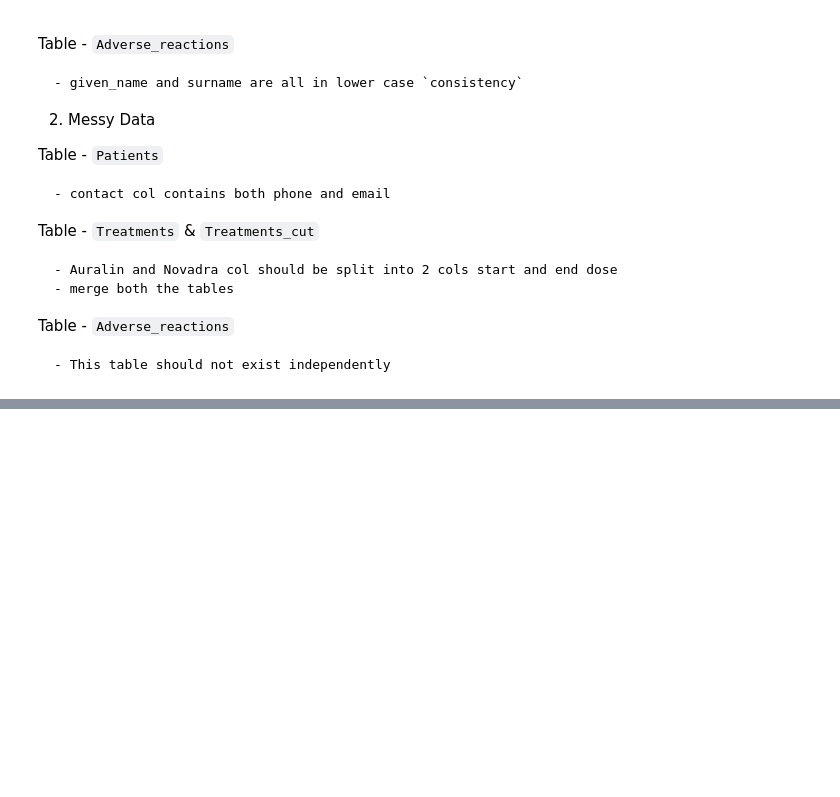
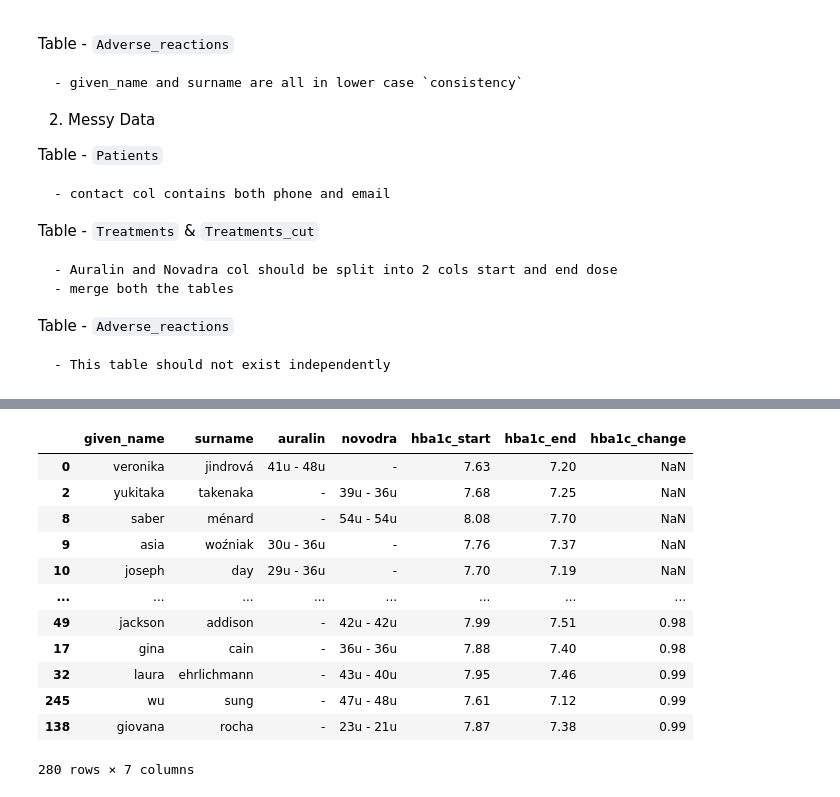
Before and after one commit to thekushak0003/My-DSMP-Journey, a Jupyter notebook: sessions files/session28.ipynb, the cells around one changed output, grey strips where cells are left out. Saved outputs shown, nothing was run; the diff lists cells and outputs as text; code cells hidden in the pictures; blank space fills up the shorter version.

```diff
--- a/sessions files/session28.ipynb
+++ b/sessions files/session28.ipynb
@@ -125,0 +204,16 @@ with pd.ExcelWriter('clinical_trials.xlsx') as writer:
+# %%
+treatments.sort_values('hba1c_change',na_position='first')
+# %% [output]
+|  | given_name | surname | auralin | novodra | hba1c_start | hba1c_end | hba1c_change |
+| 0 | veronika | jindrová | 41u - 48u | - | 7.63 | 7.20 | NaN |
+| 2 | yukitaka | takenaka | - | 39u - 36u | 7.68 | 7.25 | NaN |
+| 8 | saber | ménard | - | 54u - 54u | 8.08 | 7.70 | NaN |
+| 9 | asia | woźniak | 30u - 36u | - | 7.76 | 7.37 | NaN |
+| 10 | joseph | day | 29u - 36u | - | 7.70 | 7.19 | NaN |
+| ... | ... | ... | ... | ... | ... | ... | ... |
+| 49 | jackson | addison | - | 42u - 42u | 7.99 | 7.51 | 0.98 |
+| 17 | gina | cain | - | 36u - 36u | 7.88 | 7.40 | 0.98 |
+| 32 | laura | ehrlichmann | - | 43u - 40u | 7.95 | 7.46 | 0.99 |
+| 245 | wu | sung | - | 47u - 48u | 7.61 | 7.12 | 0.99 |
+| 138 | giovana | rocha | - | 23u - 21u | 7.87 | 7.38 | 0.99 |
+280 rows × 7 columns
```
Also changed, not shown: parts of 14 cells of this notebook, 1 other file.
